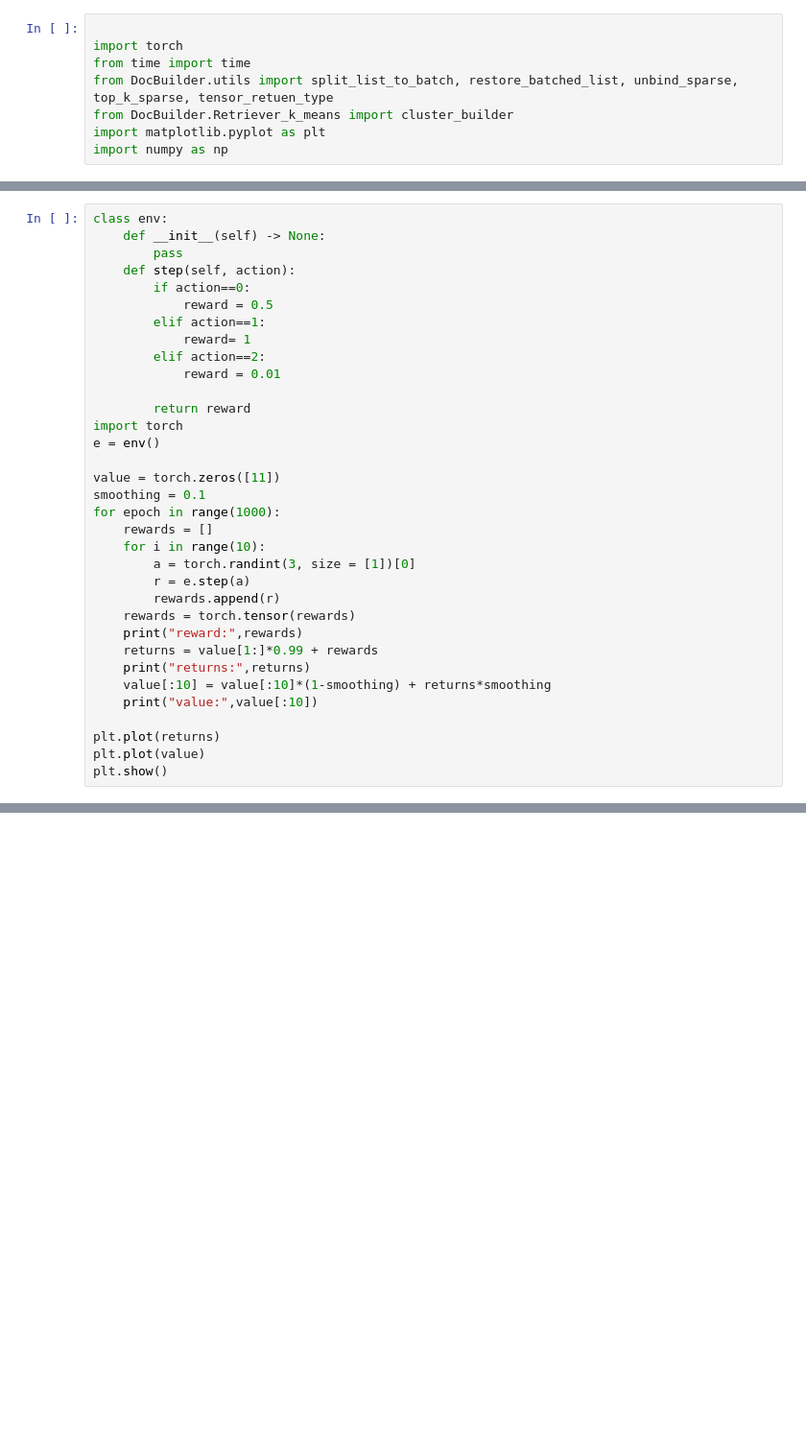
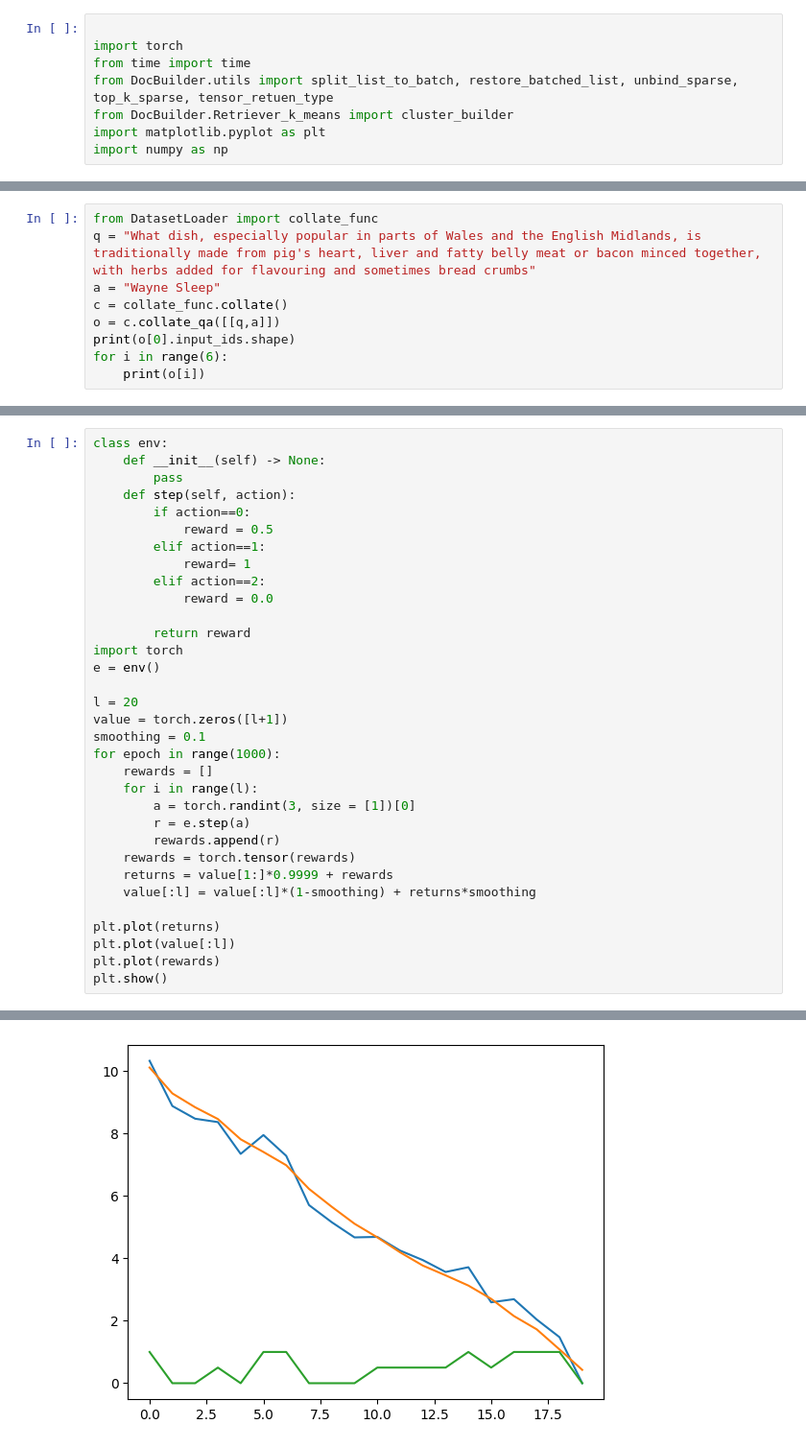
Before and after one commit to will0010077/Reinforced-Retrieval, a Jupyter notebook: show.ipynb, the cells around one changed output, grey strips where cells are left out. Shown at 96% size. Saved outputs shown, nothing was run; the diff lists cells and outputs as text; blank space fills up the shorter version.

```diff
--- a/show.ipynb
+++ b/show.ipynb
@@ -52,0 +47,9 @@ torch.Size([1, 32, 768])
+# %%
+from DatasetLoader import collate_func
+q = "What dish, especially popular in parts of Wales and the English Midlands, is traditionally made from pig's heart, liver and fatty belly meat or bacon minced together, with herbs added for flavouring and sometimes bread crumbs"
+a = "Wayne Sleep"
+c = collate_func.collate()
+o = c.collate_qa([[q,a]])
+print(o[0].input_ids.shape)
+for i in range(6):
+    print(o[i])
@@ -60,28 +81,27 @@ class env:
         elif action==1:
             reward= 1
         elif action==2:
-            reward = 0.01
+            reward = 0.0
 
         return reward
 import torch
 e = env()
 
-value = torch.zeros([11])
+l = 20
+value = torch.zeros([l+1])
 smoothing = 0.1
 for epoch in range(1000):
     rewards = []
-    for i in range(10):
+    for i in range(l):
         a = torch.randint(3, size = [1])[0]
         r = e.step(a)
         rewards.append(r)
     rewards = torch.tensor(rewards)
-    print("reward:",rewards)
-    returns = value[1:]*0.99 + rewards
-    print("returns:",returns)
-    value[:10] = value[:10]*(1-smoothing) + returns*smoothing
-    print("value:",value[:10])
+    returns = value[1:]*0.9999 + rewards
+    value[:l] = value[:l]*(1-smoothing) + returns*smoothing
 
 plt.plot(returns)
-plt.plot(value)
+plt.plot(value[:l])
+plt.plot(rewards)
 plt.show()
 # %% [output]
@@ -104,0 +108 @@ value: tensor([4.6726, 4.5311, 3.9899, 3.6419, 2.9923, 2.6415, 2.0601, 1.4982, 0
+[figure, added]
```
Also changed, not shown: parts of 5 cells of this notebook, 10 other files.
